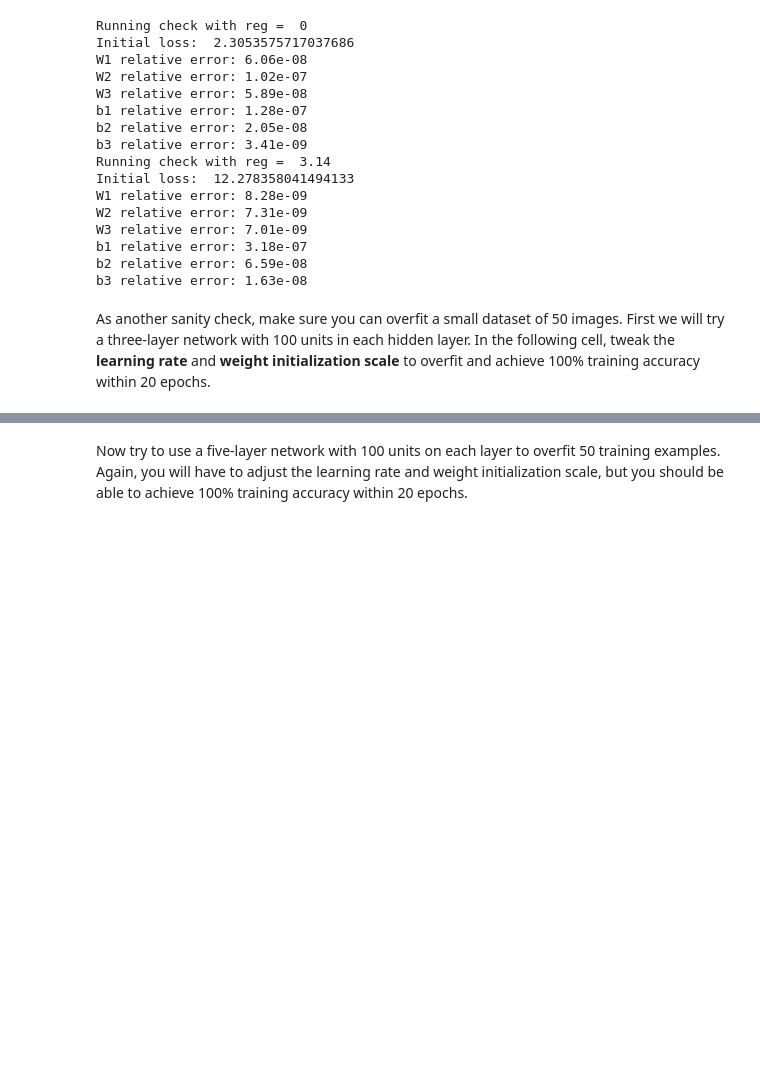
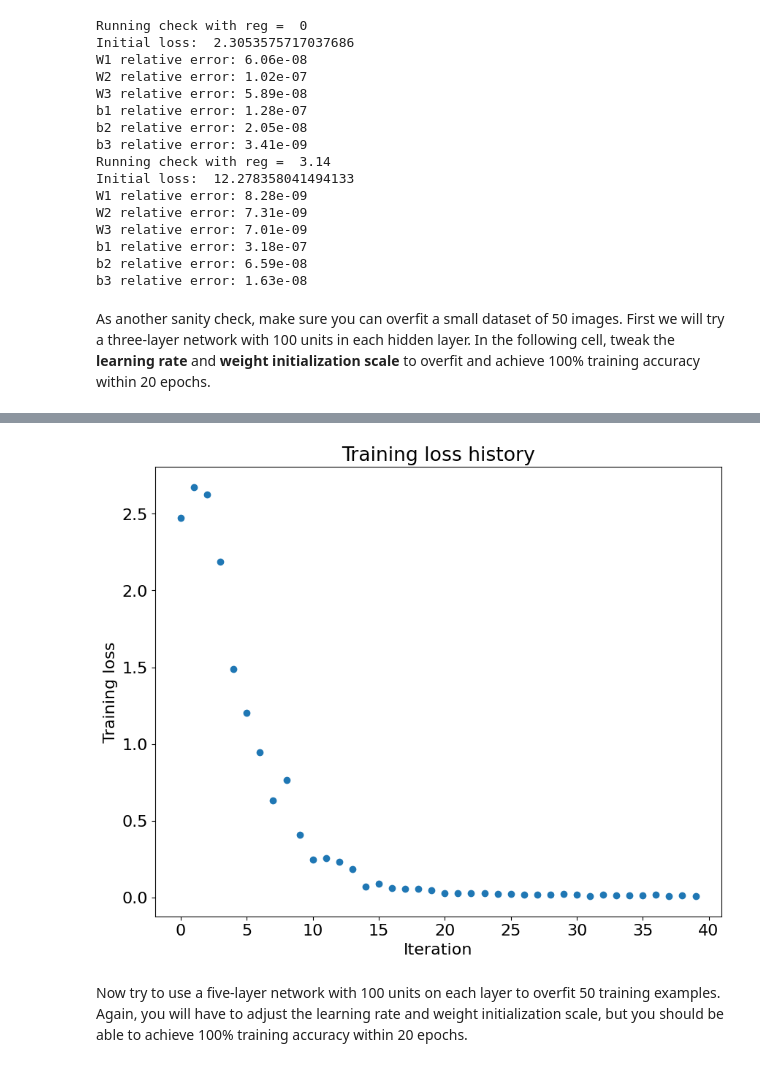
Before and after one commit to kunyiwang/Deep-Learning, a Jupyter notebook: A3/fully_connected_networks.ipynb, the cells around one changed output, grey strips where cells are left out. Cells and saved outputs as stored; diff of their text form; code cells hidden in the pictures; blank space fills up the shorter version.

```diff
--- a/A3/fully_connected_networks.ipynb
+++ b/A3/fully_connected_networks.ipynb
@@ -643,13 +643,13 @@ small_data = {
 
 # Update parameters in get_three_layer_network_params
 weight_scale, learning_rate = get_three_layer_network_params()
-
+# initilization: weight_scale = 0.01 learning_rate = 0.0001
 model = FullyConnectedNet([100, 100],
-              weight_scale=weight_scale, dtype=torch.float32, device='cuda')
+              weight_scale=0.1, dtype=torch.float32, device='cuda')
 solver = Solver(model, small_data,
                 print_every=10, num_epochs=20, batch_size=25,
                 optim_config={
-                  'learning_rate': learning_rate,
+                  'learning_rate': 0.5,
                 },
                 device='cuda',
          )
@@ -660,3 +660,4 @@ plt.title('Training loss history')
 plt.xlabel('Iteration')
 plt.ylabel('Training loss')
 plt.show()
+# %% [output]
@@ -663,3 +681,4 @@ plt.show()
+[figure, added]
 # %% [markdown]
 Now try to use a five-layer network with 100 units on each layer to overfit 50 training examples. Again, you will have to adjust the learning rate and weight initialization scale, but you should be able to achieve 100% training accuracy within 20 epochs.
 # %%
```
Also changed, not shown: parts of 6 cells of this notebook, 2 other files.
